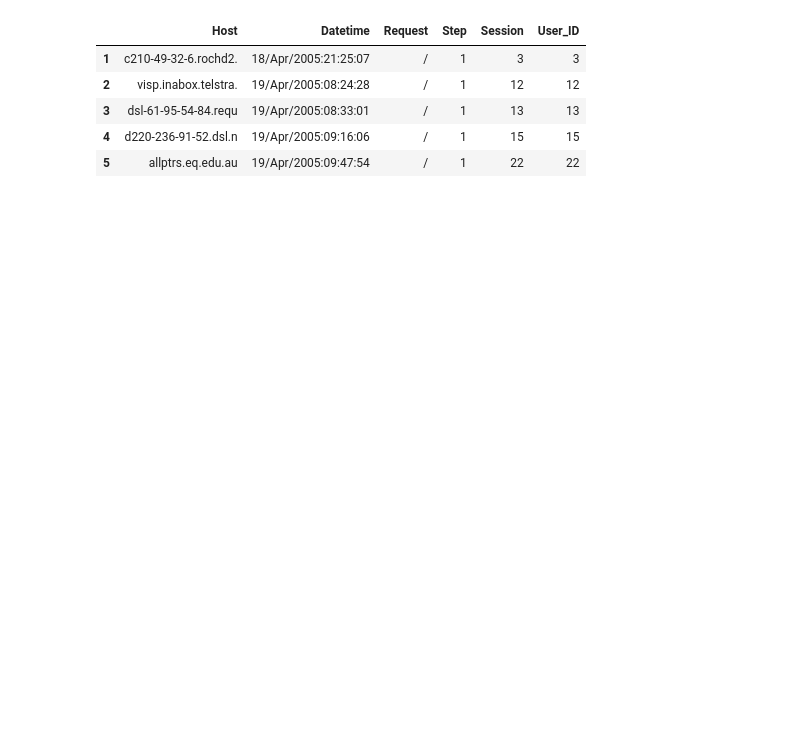
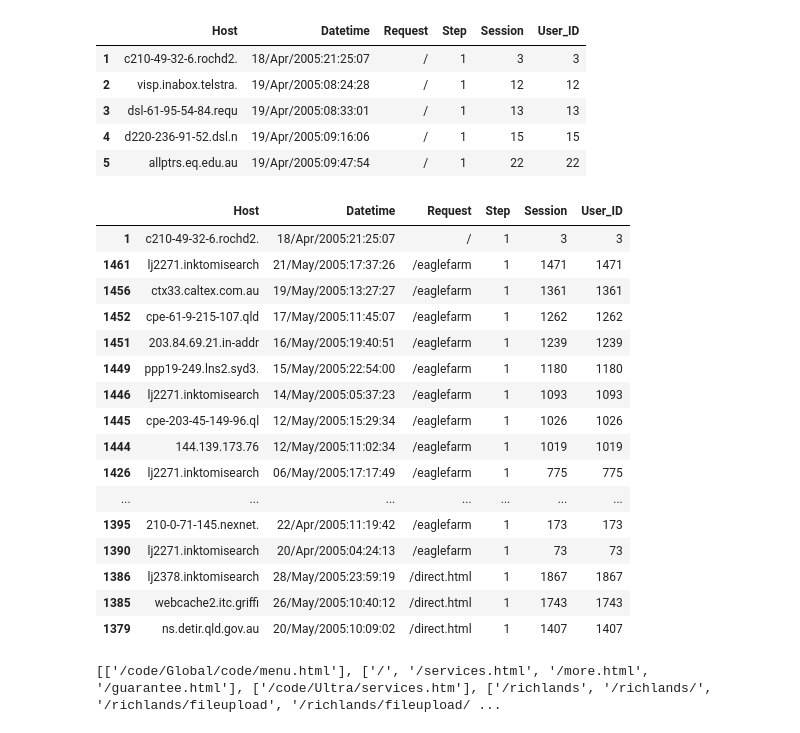
Before and after one commit to MaxEdman/IFN645_CaseStudy2, a Jupyter notebook: Task 6 - Web Mining.ipynb, the cells around one changed output. Saved outputs shown, nothing was run; the diff lists cells and outputs as text; code cells hidden in the pictures; blank space fills up the shorter version.

```diff
--- a/Task 6 - Web Mining.ipynb
+++ b/Task 6 - Web Mining.ipynb
@@ -85,3 +85,33 @@ df2.head()
 | 3 | dsl-61-95-54-84.requ | 19/Apr/2005:08:33:01 | / | 1 | 13 | 13 |
 | 4 | d220-236-91-52.dsl.n | 19/Apr/2005:09:16:06 | / | 1 | 15 | 15 |
 | 5 | allptrs.eq.edu.au | 19/Apr/2005:09:47:54 | / | 1 | 22 | 22 |
+# %%
+df3 = df2.sort_values(by=['Step'], ascending=True)
+
+df3.head(20)
+# %% [output]
+|  | Host | Datetime | Request | Step | Session | User_ID |
+| 1 | c210-49-32-6.rochd2. | 18/Apr/2005:21:25:07 | / | 1 | 3 | 3 |
+| 1461 | lj2271.inktomisearch | 21/May/2005:17:37:26 | /eaglefarm | 1 | 1471 | 1471 |
+| 1456 | ctx33.caltex.com.au | 19/May/2005:13:27:27 | /eaglefarm | 1 | 1361 | 1361 |
+| 1452 | cpe-61-9-215-107.qld | 17/May/2005:11:45:07 | /eaglefarm | 1 | 1262 | 1262 |
+| 1451 | 203.84.69.21.in-addr | 16/May/2005:19:40:51 | /eaglefarm | 1 | 1239 | 1239 |
+| 1449 | ppp19-249.lns2.syd3. | 15/May/2005:22:54:00 | /eaglefarm | 1 | 1180 | 1180 |
+| 1446 | lj2271.inktomisearch | 14/May/2005:05:37:23 | /eaglefarm | 1 | 1093 | 1093 |
+| 1445 | cpe-203-45-149-96.ql | 12/May/2005:15:29:34 | /eaglefarm | 1 | 1026 | 1026 |
+| 1444 | 144.139.173.76 | 12/May/2005:11:02:34 | /eaglefarm | 1 | 1019 | 1019 |
+| 1426 | lj2271.inktomisearch | 06/May/2005:17:17:49 | /eaglefarm | 1 | 775 | 775 |
+| ... | ... | ... | ... | ... | ... | ... |
+| 1395 | 210-0-71-145.nexnet. | 22/Apr/2005:11:19:42 | /eaglefarm | 1 | 173 | 173 |
+| 1390 | lj2271.inktomisearch | 20/Apr/2005:04:24:13 | /eaglefarm | 1 | 73 | 73 |
+| 1386 | lj2378.inktomisearch | 28/May/2005:23:59:19 | /direct.html | 1 | 1867 | 1867 |
+| 1385 | webcache2.itc.griffi | 26/May/2005:10:40:12 | /direct.html | 1 | 1743 | 1743 |
+| 1379 | ns.detir.qld.gov.au | 20/May/2005:10:09:02 | /direct.html | 1 | 1407 | 1407 |
+# %%
+transactions = df3.groupby(['User_ID'])['Request'].apply(list)
+sequences = transactions.values.tolist()
+
+# show the first 5 sequences
+print(sequences[:5])
+# %% [output]
+[['/code/Global/code/menu.html'], ['/', '/services.html', '/more.html', '/guarantee.html'], ['/code/Ultra/services.htm'], ['/richlands', '/richlands/', '/richlands/fileupload', '/richlands/fileupload/ ...
```
Also changed, not shown: parts of 4 cells of this notebook.
